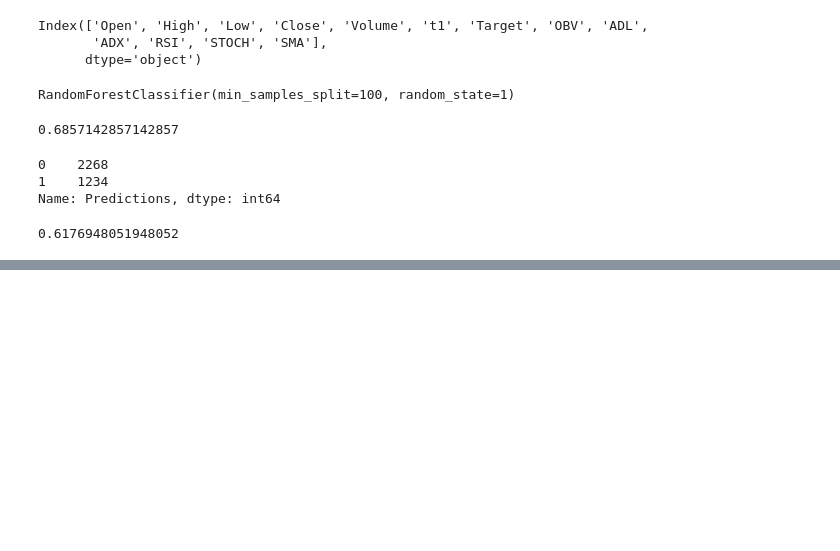
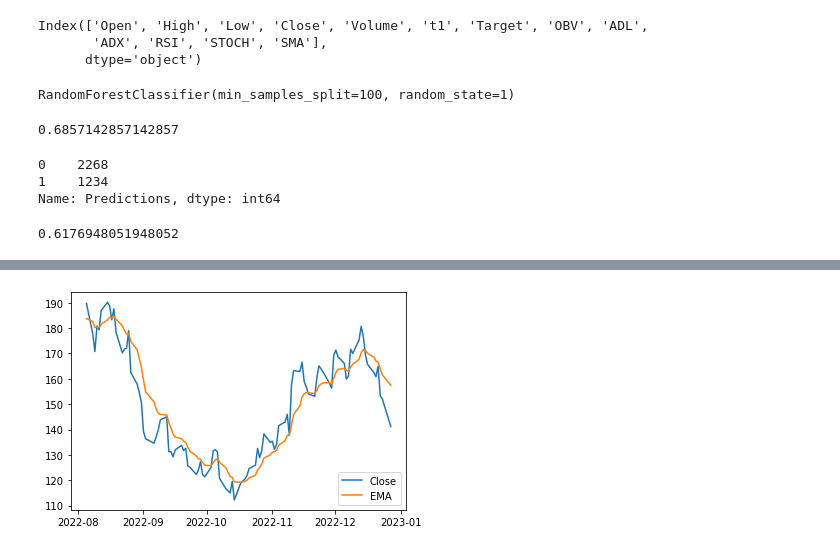
Before and after one commit to CescaNeri/ML-stocks-prediction, a Jupyter notebook: stock_prediction.ipynb, the cells around one changed output, grey strips where cells are left out. Cells and saved outputs as stored; diff of their text form; code cells hidden in the pictures; blank space fills up the shorter version.

```diff
--- a/stock_prediction.ipynb
+++ b/stock_prediction.ipynb
@@ -401,0 +501,5 @@ precision_score(predictions['Target'], predictions['Predictions'])
+# %%
+indicators = ['ema', 'rsi', 'macd', 'bbands']
+
+for indicator in indicators:
+  nvidia[indicator] = eval('TA.' + indicator + '(nvidia)')
@@ -401,0 +528,2 @@ precision_score(predictions['Target'], predictions['Predictions'])
+# %%
+nvidia['EMA'] = nvidia.ta.bbands()
@@ -401,0 +549,8 @@ precision_score(predictions['Target'], predictions['Predictions'])
+# %%
+plt.plot(nvidia.iloc[-100:]['Close'])
+plt.plot(nvidia.iloc[-100:]['EMA'])
+
+plt.legend(["Close", "EMA"], loc ="lower right")
+plt.show()
+# %% [output]
+[figure, added]
```
Also changed, not shown: parts of 22 cells of this notebook.
